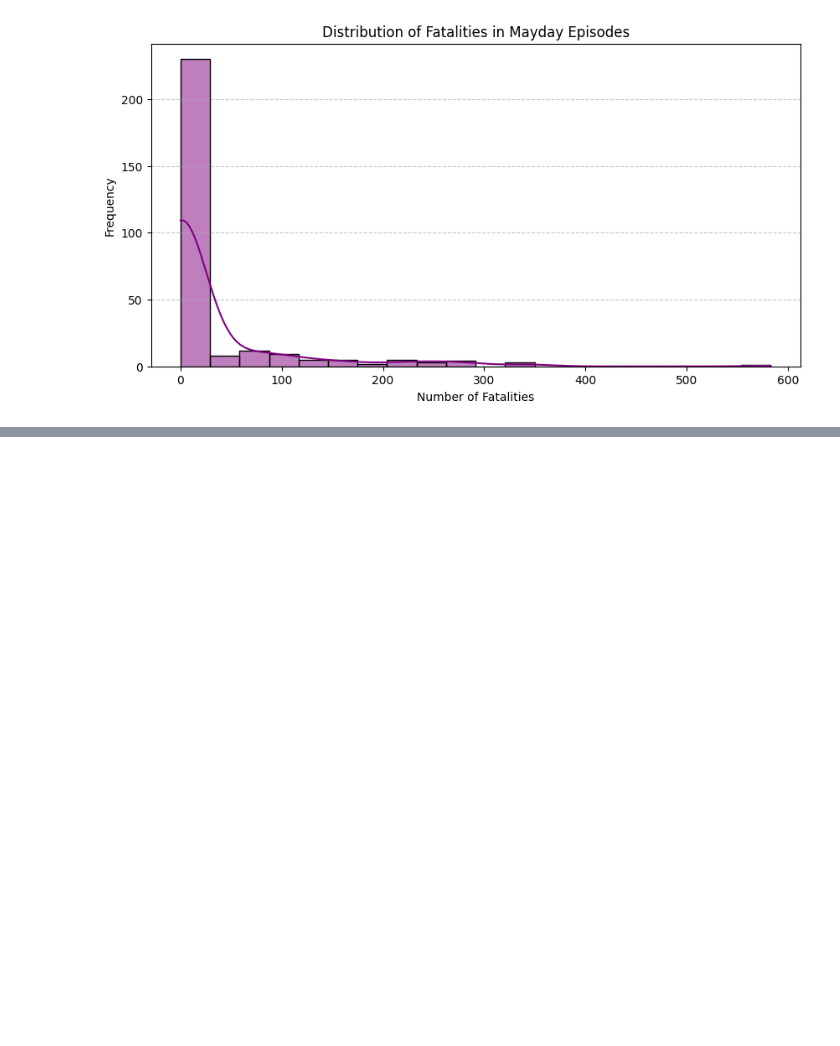
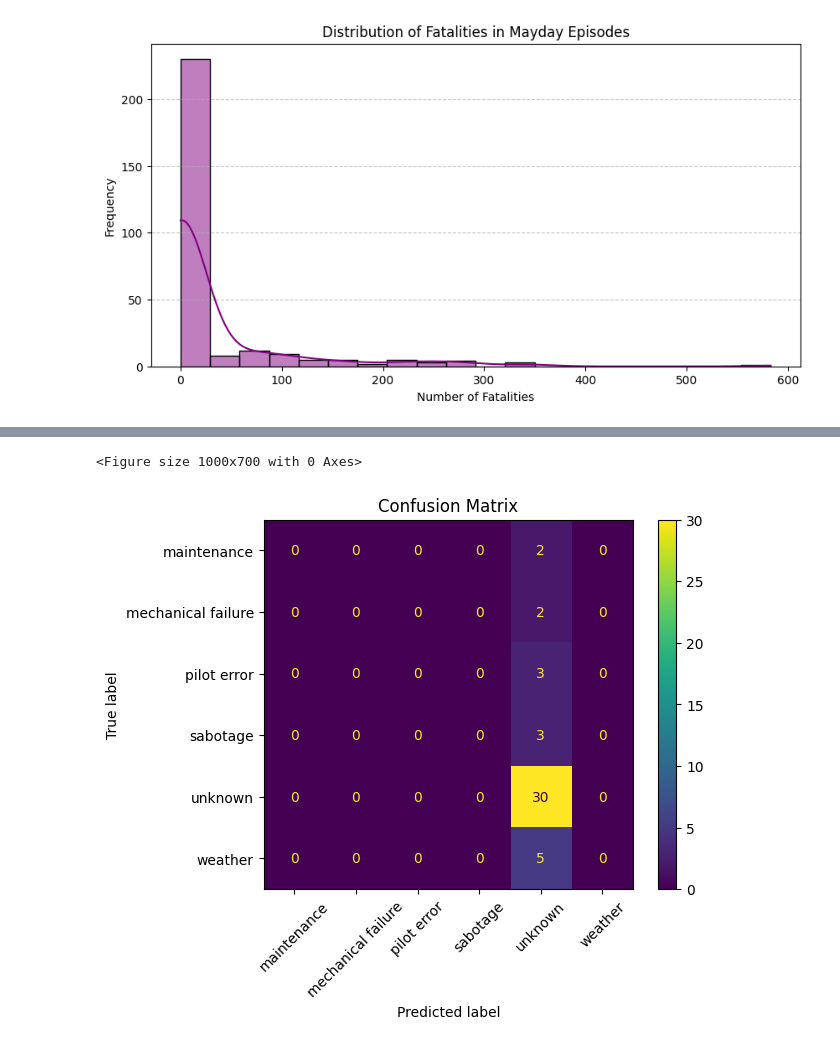
Before and after one commit to bidur/Database-Information-Retrieval, a Jupyter notebook: practice/4_project/mayday_analysis.ipynb, the cells around one changed output, grey strips where cells are left out. Cells and saved outputs as stored; diff of their text form; code cells hidden in the pictures; blank space fills up the shorter version.

```diff
--- a/practice/4_project/mayday_analysis.ipynb
+++ b/practice/4_project/mayday_analysis.ipynb
@@ -326,0 +417,12 @@ df_mayday.to_csv('mayday_data.csv')
+# %%
+import seaborn as sns
+import matplotlib.pyplot as plt
+from sklearn.metrics import ConfusionMatrixDisplay
+
+plt.figure(figsize=(10, 7))
+ConfusionMatrixDisplay.from_estimator(clf, X_test, y_test, xticks_rotation=45)
+plt.title("Confusion Matrix")
+plt.show()
+# %% [output]
+<Figure size 1000x700 with 0 Axes>
+[figure, added]
```
Also changed, not shown: parts of 17 cells of this notebook, 1 other file.
